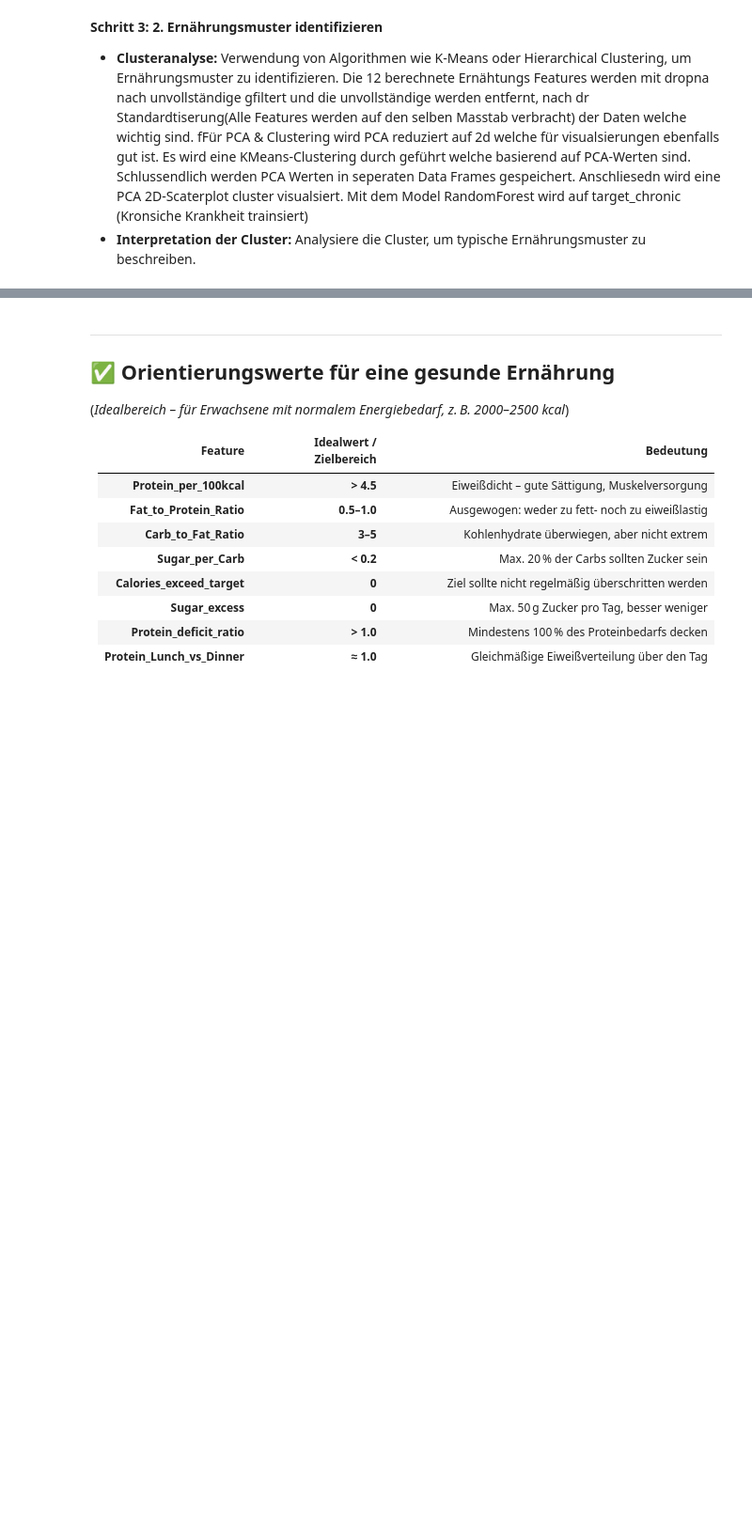
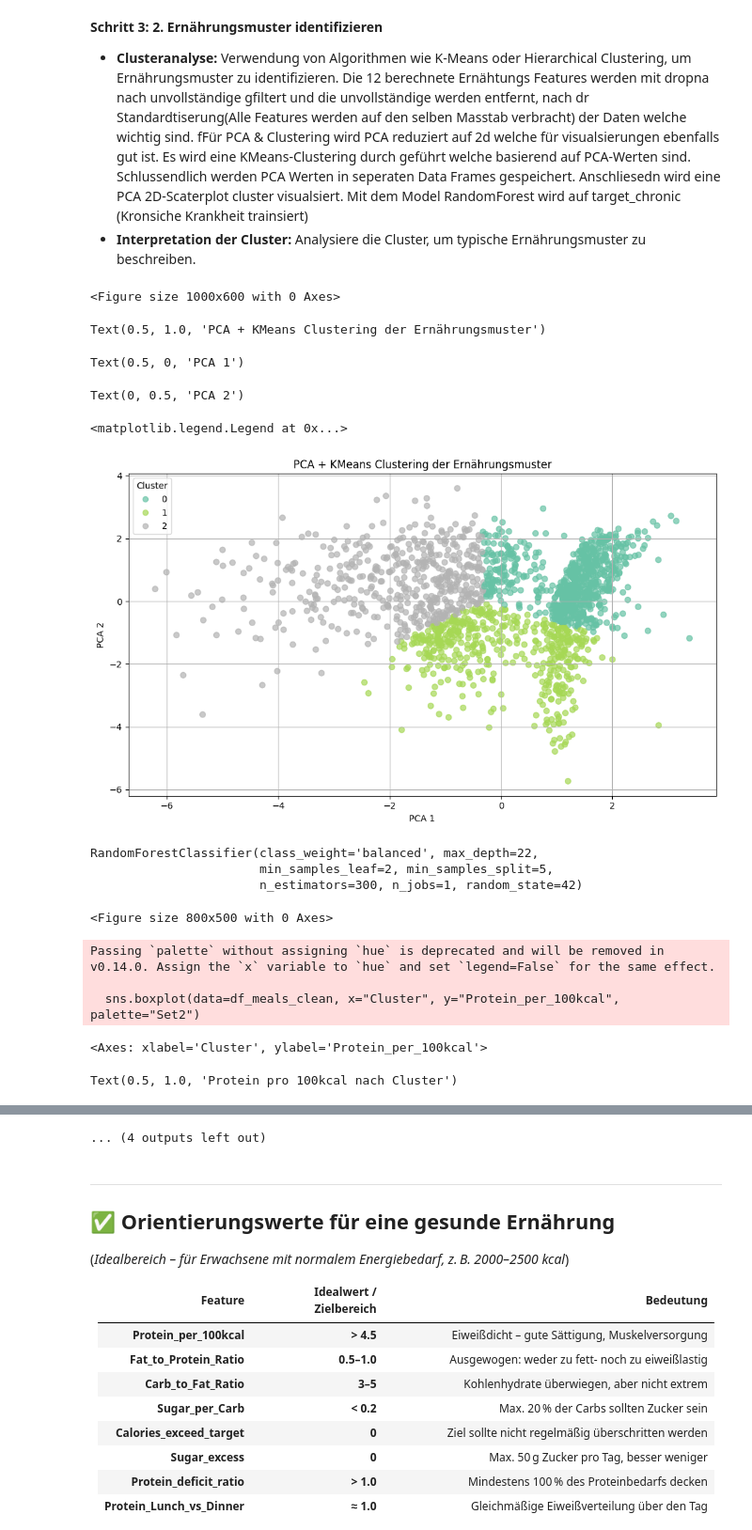
Before and after one commit to iceangel79/MScWinf_Gruppenarbeit_Sem2, a Jupyter notebook: Semesterarbeit/onlyAnalysis_Ernährung.ipynb, the cells around one changed output, grey strips where cells are left out. Shown at 94% size. Saved outputs shown, nothing was run; the diff lists cells and outputs as text; code cells hidden in the pictures; blank space fills up the shorter version.

```diff
--- a/Semesterarbeit/onlyAnalysis_Ernährung.ipynb
+++ b/Semesterarbeit/onlyAnalysis_Ernährung.ipynb
@@ -568,33 +716,54 @@ X = df_cluster[features]
 y = df_cluster["Target_Chronic"]
 X_train, X_test, y_train, y_test = train_test_split(X, y, random_state=42, test_size=0.2)
 
 
 clf = RandomForestClassifier(
-    n_estimators=100,
-    max_depth=50,          # optional begrenzt
-    n_jobs=-1,             # nutzt alle Kerne
+    n_estimators=300,
+    max_depth=22,
+    min_samples_split=5,
+    min_samples_leaf=2,
+    max_features='sqrt',
+    class_weight='balanced',
+    n_jobs=1,  # statt -1, um Fehler zu vermeiden
     random_state=42
 )
+
 clf.fit(X_train, y_train)
 
 
 y_pred = clf.predict(X_test)
 
 # === 9. Klassifikationsmetriken
 report = classification_report(y_test, y_pred, output_dict=True)
 metrics = pd.DataFrame(report).T
 
 # === 10. Optional: Boxplot pro Cluster für ein Feature
 plt.figure(figsize=(8, 5))
 sns.boxplot(data=df_meals_clean, x="Cluster", y="Protein_per_100kcal", palette="Set2")
 plt.title("Protein pro 100kcal nach Cluster")
 plt.grid(True)
 plt.tight_layout()
 plt.show()
 
 # === 11. Ausgabe
 print("\n📊 Cluster-Zusammenfassung:")
 display(cluster_summary)
 
 print("\n🎯 Klassifikationsmetriken:")
 display(metrics)
+# %% [output]
+<Figure size 1000x600 with 0 Axes>
+Text(0.5, 1.0, 'PCA + KMeans Clustering der Ernährungsmuster')
+Text(0.5, 0, 'PCA 1')
+Text(0, 0.5, 'PCA 2')
+<matplotlib.legend.Legend at 0x...>
+[figure, added]
+RandomForestClassifier(class_weight='balanced', max_depth=22,
+                       min_samples_leaf=2, min_samples_split=5,
+                       n_estimators=300, n_jobs=1, random_state=42)
+<Figure size 800x500 with 0 Axes>
+Passing `palette` without assigning `hue` is deprecated and will be removed in v0.14.0. Assign the `x` variable to `hue` and set `legend=False` for the same effect.
+
+  sns.boxplot(data=df_meals_clean, x="Cluster", y="Protein_per_100kcal", palette="Set2")
+<Axes: xlabel='Cluster', ylabel='Protein_per_100kcal'>
+Text(0.5, 1.0, 'Protein pro 100kcal nach Cluster')
@@ -601,3 +771,4 @@ display(metrics)
+... (4 outputs left out)
 # %%
 def vorhersage_chronisches_risiko(input_dict, model, feature_list):
     """
```
Also changed, not shown: parts of 9 cells of this notebook.
